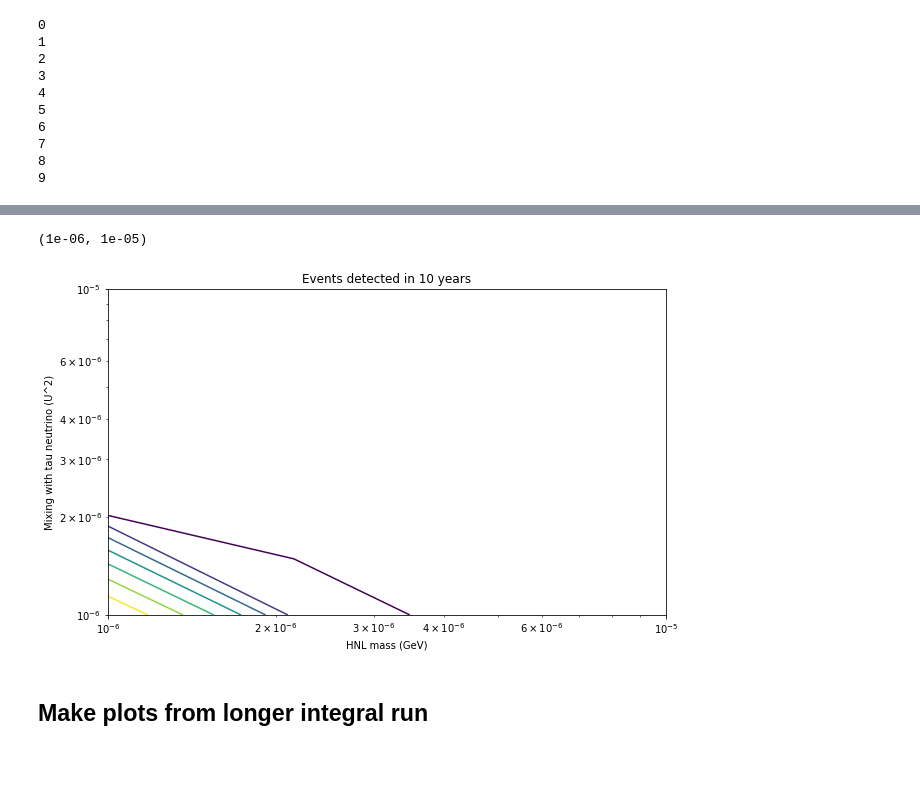
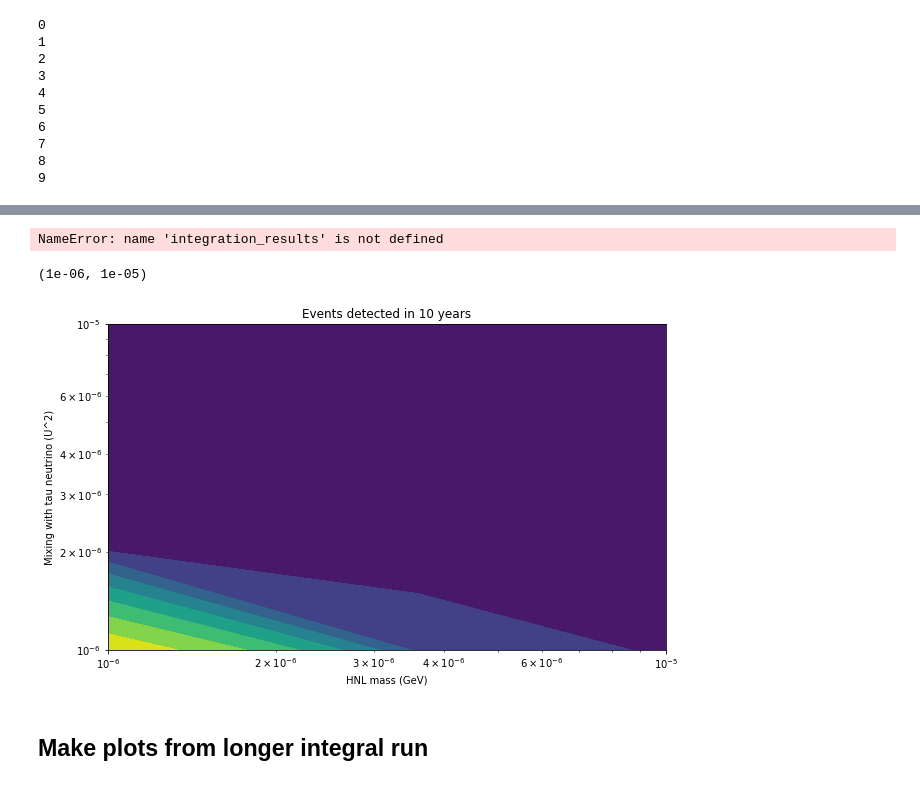
Before and after one commit to jybook/atmospheric_hnl, a Jupyter notebook: HNL prediction.ipynb, the cells around one changed output, grey strips where cells are left out. Cells and saved outputs as stored; diff of their text form; code cells hidden in the pictures.

```diff
--- a/HNL prediction.ipynb
+++ b/HNL prediction.ipynb
@@ -376,7 +469,7 @@ def decay_probability (E, mHNL=mHNL, U=U):
     c = 3*10**8
 
     travel_time = 1/c_km #in the lab frame
-    lorentz_gamma = E/(mHNL*c)
+    lorentz_gamma = E/mHNL # E/(mHNL*c)
     survival_prob = np.exp(-travel_time/(lorentz_gamma*lifetime(mHNL, U)))
     return 1-survival_prob
 # %%
@@ -403,13 +521,15 @@ detector_efficiency=1
 def total_events_detected(m, U, integration_vars):
     seconds = 10*365*24*60*60 # seconds in ten years of live time
     cos_zenith, logE  = integration_vars
+
     E = 10**logE
-    jacobian = E*np.log(10)
-    consts = 2*np.pi*seconds*U #Ie, not zenith dependent
+    jacobian = E*np.log(10) # np.log gives natural logarithm
+    consts = 2*np.pi*seconds
 
     A = cross_sectional_area()
+    hnl_flux = nutau_flux(E, cos_zenith)*U
 
     survival_prob = survival_probability (E, cos_zenith, m, U)
     decay_prob = decay_probability(E, m, U)
 
-    return nutau_flux(E, cos_zenith)*survival_prob*consts*decay_prob*A*jacobian
+    return hnl_flux*survival_prob*consts*decay_prob*A*jacobian
@@ -416,4 +548,10 @@ def total_events_detected(m, U, integration_vars):
 # %%
+cos_z_range = [-1, 1]
+E_range = [1, 6]
+m_range = np.logspace(-6 ,-1,10)
+U_range = np.logspace(-6, -3, 10)
+
+integ = vegas.Integrator([cos_z_range, E_range])
 events_detected = pd.DataFrame({"m":[], "U":[], "num_events":[]})
 
 for i, mass in enumerate(m_range):
@@ -436,21 +603,45 @@ for i, mass in enumerate(m_range):
+# %%
+m_range = np.logspace(-6 ,-1,10)
+U_range = np.logspace(-6, -3, 10)
+# z = np.log(np.array(integration_results['num_detected']))
+z = np.array(integration_results['num_detected'])
+M, U = np.meshgrid(m_range, U_range)
+Z = z.reshape((10, -1))
+
+# plt.contourf(M, U, Z)
+# # plt.legend()
+# plt.xscale('log')
+# plt.yscale('log')
+# plt.xlabel('mHNL')
+# plt.ylabel('U^2')
+
+# # Make a colorbar for the ContourSet returned by the contourf call.
+# cbar = plt.colorbar()
+# cbar.ax.set_ylabel('log(Events predicted in 10 years)')
+# # cbar.ax.set_yscale('log')
+# # Add the contour line levels to the colorbar
+# # cbar.add_lines(CS2)
+# plt.show()
+# %% [output]
+NameError: name 'integration_results' is not defined
 # %%
 #Isoparticle contour for detected HNLs
 X, Y = np.meshgrid(m_range, U_range)
 n_events = np.array_split(events_detected["num_events"], len(m_range))
 
 fig, ax = plt.subplots(figsize=(10, 6))
-CS = ax.contour(X,Y,n_events)
-
-ax.clabel(CS, inline=True, fontsize=10)
+CS = ax.contourf(X,Y,n_events)
+# CS.yscale('log')
+# ax.clabel(CS, inline=True, fontsize=10)
 ax.set_title('Events detected in 10 years')
 ax.set_xlabel("HNL mass (GeV)")
 ax.set_ylabel("Mixing with tau neutrino (U^2)")
 ax.set_xscale ("log")
 ax.set_yscale("log")
 ax.set_xlim(10**(-6), 10**(-5))
 ax.set_ylim(10**(-6), 10**(-5))
 # %% [output]
 (1e-06, 1e-05)
-[figure, old version]
+[figure, new version]
 # %% [markdown]
 ## Make plots from longer integral run
```
Also changed, not shown: parts of 37 cells of this notebook, 10 other files.
